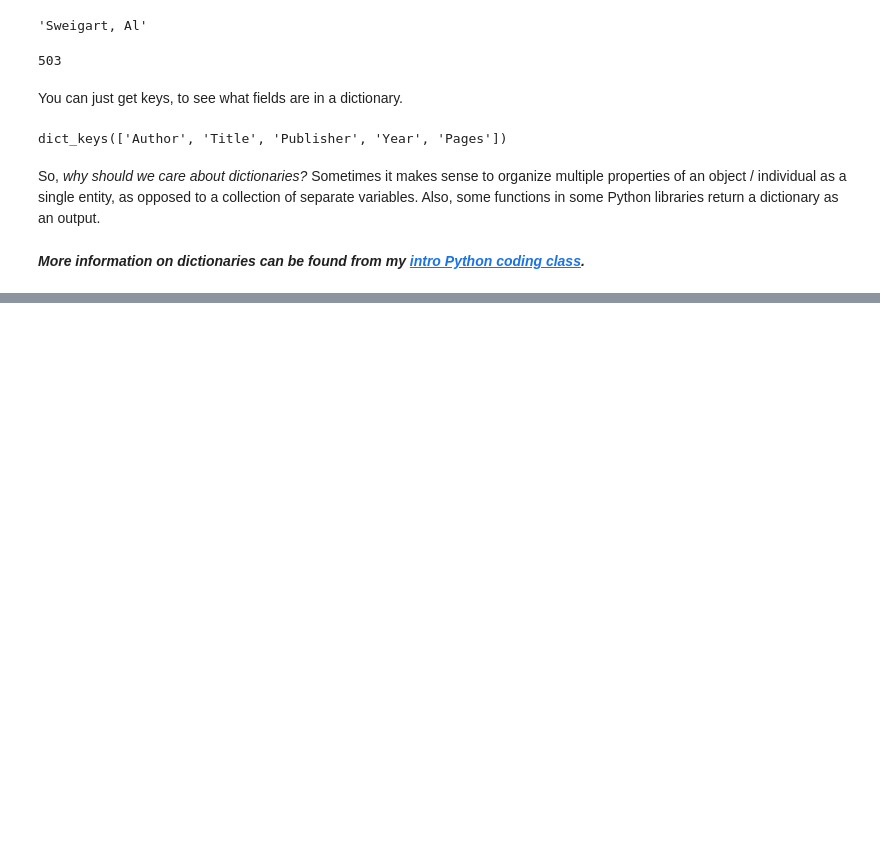
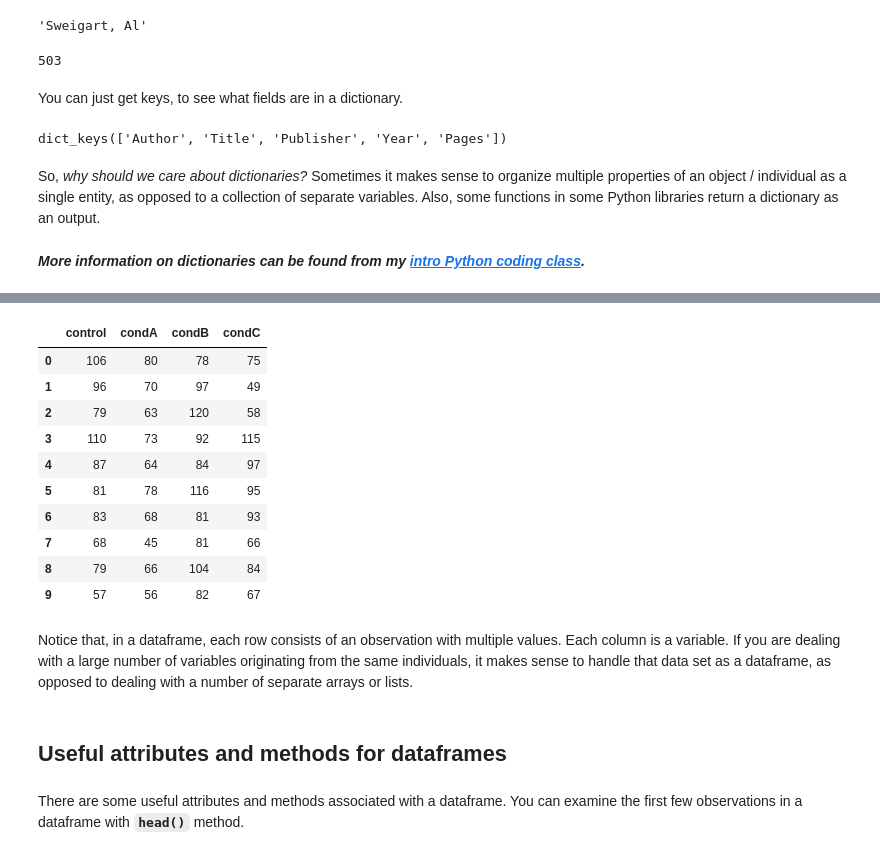
Before and after one commit to sathayas/DockerSourceLibrary, a Jupyter notebook: PythonBasic/JupyterNotebook/BasicPython.ipynb, the cells around one changed output, grey strips where cells are left out. Saved outputs shown, nothing was run; the diff lists cells and outputs as text; code cells hidden in the pictures; blank space fills up the shorter version.

```diff
--- a/PythonBasic/JupyterNotebook/BasicPython.ipynb
+++ b/PythonBasic/JupyterNotebook/BasicPython.ipynb
@@ -916,0 +1260,13 @@ So, *why should we care about dictionaries?* Sometimes it makes sense to organiz
+# %%
+import numpy as np
+import pandas as pd
+
+# experiment data: Scores from
+#    control condition:  control
+#    condition A:        condA
+#    condition B:        condB
+#    condition C:        condC
+control = np.array([106,  96,  79, 110,  87,  81,  83,  68,  79,  57])
+condA = np.array([80, 70, 63, 73, 64, 78, 68, 45, 66, 56])
+condB = np.array([ 78,  97, 120,  92,  84, 116,  81,  81, 104,  82])
+condC = np.array([ 75,  49,  58, 115,  97,  95,  93,  66,  84,  67])
@@ -916,0 +1275,26 @@ So, *why should we care about dictionaries?* Sometimes it makes sense to organiz
+# %%
+# concatenating the variables
+allData = np.vstack([control,condA,condB,condC]).T
+
+# creating a dataframe
+expScores = pd.DataFrame(allData, columns=['control','condA','condB','condC'])
+# %%
+expScores
+# %% [output]
+|  | control | condA | condB | condC |
+| 0 | 106 | 80 | 78 | 75 |
+| 1 | 96 | 70 | 97 | 49 |
+| 2 | 79 | 63 | 120 | 58 |
+| 3 | 110 | 73 | 92 | 115 |
+| 4 | 87 | 64 | 84 | 97 |
+| 5 | 81 | 78 | 116 | 95 |
+| 6 | 83 | 68 | 81 | 93 |
+| 7 | 68 | 45 | 81 | 66 |
+| 8 | 79 | 66 | 104 | 84 |
+| 9 | 57 | 56 | 82 | 67 |
+# %% [markdown]
+Notice that, in a dataframe, each row consists of an observation with multiple values. Each column is a variable. If you are dealing with a large number of variables originating from the same individuals, it makes sense to handle that data set as a dataframe, as opposed to dealing with a number of separate arrays or lists.
+# %% [markdown]
+## Useful attributes and methods for dataframes
+# %% [markdown]
+There are some useful attributes and methods associated with a dataframe. You can examine the first few observations in a dataframe with **`head()`** method.
```
Also changed, not shown: parts of 68 cells of this notebook.
